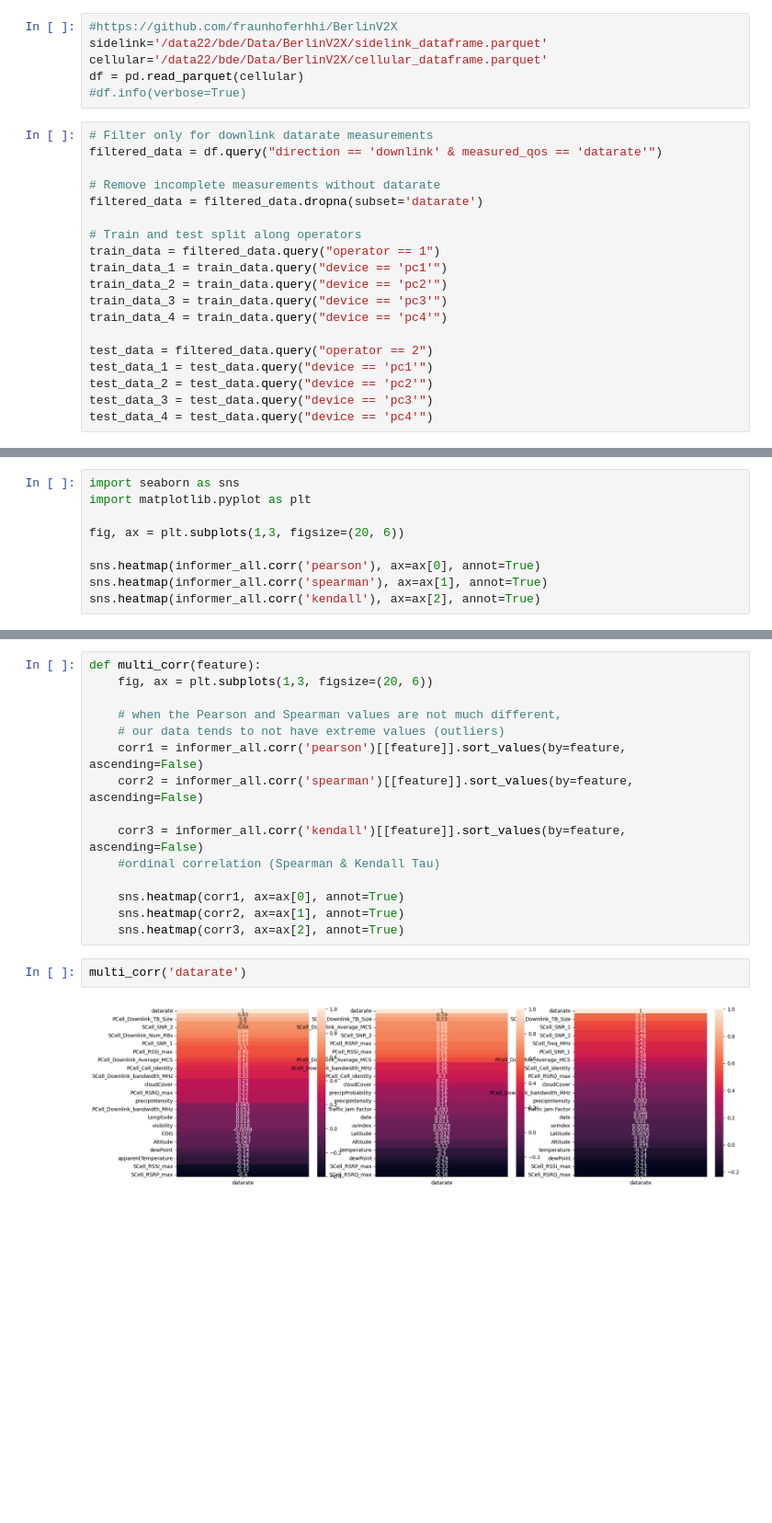
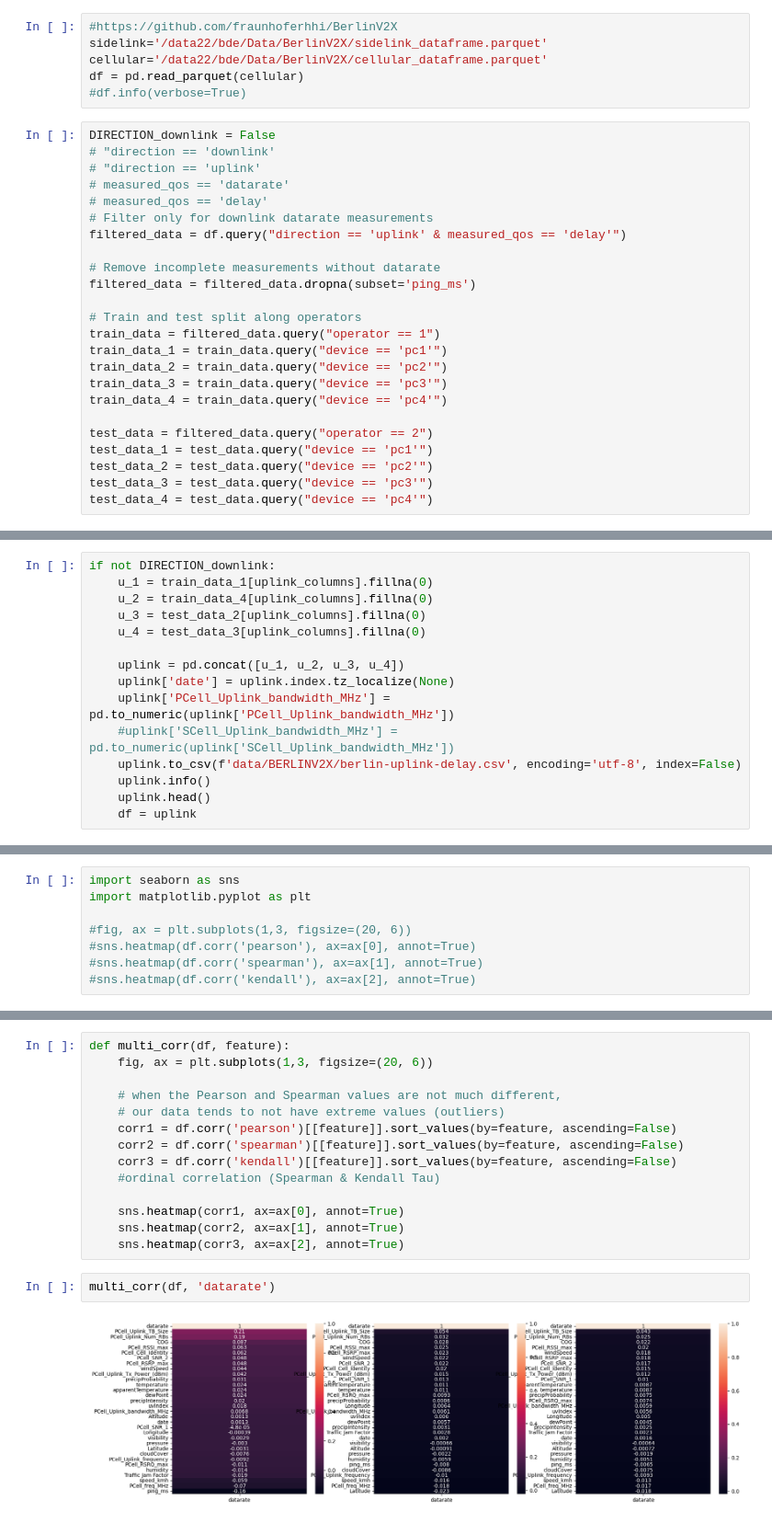
Before and after one commit to birkandenizer/Informer2020, a Jupyter notebook: berlinv2x-reference.ipynb, the cells around one changed output, grey strips where cells are left out. Shown: that part at 92% size. Saved outputs shown, nothing was run; the diff lists cells and outputs as text; blank space fills up the shorter version.

Commit message:
add prognos dataset, update exp for delay, uplink

```diff
--- a/berlinv2x-reference.ipynb
+++ b/berlinv2x-reference.ipynb
@@ -11,11 +11,16 @@ cellular='/data22/bde/Data/BerlinV2X/cellular_dataframe.parquet'
 df = pd.read_parquet(cellular)
 #df.info(verbose=True)
 # %%
+DIRECTION_downlink = False
+# "direction == 'downlink'
+# "direction == 'uplink'
+# measured_qos == 'datarate'
+# measured_qos == 'delay'
 # Filter only for downlink datarate measurements
-filtered_data = df.query("direction == 'downlink' & measured_qos == 'datarate'")
+filtered_data = df.query("direction == 'uplink' & measured_qos == 'delay'")
 
 # Remove incomplete measurements without datarate
-filtered_data = filtered_data.dropna(subset='datarate')
+filtered_data = filtered_data.dropna(subset='ping_ms')
 
 # Train and test split along operators
 train_data = filtered_data.query("operator == 1")
@@ -203,0 +157,15 @@ informer_all.to_csv(f'data/BERLINV2X/berlin.csv', encoding='utf-8', index=False)
+# %%
+if not DIRECTION_downlink:
+    u_1 = train_data_1[uplink_columns].fillna(0)
+    u_2 = train_data_4[uplink_columns].fillna(0)
+    u_3 = test_data_2[uplink_columns].fillna(0)
+    u_4 = test_data_3[uplink_columns].fillna(0)
+
+    uplink = pd.concat([u_1, u_2, u_3, u_4])
+    uplink['date'] = uplink.index.tz_localize(None)
+    uplink['PCell_Uplink_bandwidth_MHz'] = pd.to_numeric(uplink['PCell_Uplink_bandwidth_MHz'])
+    #uplink['SCell_Uplink_bandwidth_MHz'] = pd.to_numeric(uplink['SCell_Uplink_bandwidth_MHz'])
+    uplink.to_csv(f'data/BERLINV2X/berlin-uplink-delay.csv', encoding='utf-8', index=False)
+    uplink.info()
+    uplink.head()
+    df = uplink
@@ -205,8 +201,7 @@ informer_all.to_csv(f'data/BERLINV2X/berlin.csv', encoding='utf-8', index=False)
 import seaborn as sns
 import matplotlib.pyplot as plt
 
-fig, ax = plt.subplots(1,3, figsize=(20, 6))
-
-sns.heatmap(informer_all.corr('pearson'), ax=ax[0], annot=True)
-sns.heatmap(informer_all.corr('spearman'), ax=ax[1], annot=True)
-sns.heatmap(informer_all.corr('kendall'), ax=ax[2], annot=True)
+#fig, ax = plt.subplots(1,3, figsize=(20, 6))
+#sns.heatmap(df.corr('pearson'), ax=ax[0], annot=True)
+#sns.heatmap(df.corr('spearman'), ax=ax[1], annot=True)
+#sns.heatmap(df.corr('kendall'), ax=ax[2], annot=True)
@@ -216,19 +208,18 @@ sns.heatmap(informer_all.corr('kendall'), ax=ax[2], annot=True)
 # %%
-def multi_corr(feature):
+def multi_corr(df, feature):
     fig, ax = plt.subplots(1,3, figsize=(20, 6))
 
     # when the Pearson and Spearman values are not much different,
     # our data tends to not have extreme values (outliers)
-    corr1 = informer_all.corr('pearson')[[feature]].sort_values(by=feature, ascending=False)
-    corr2 = informer_all.corr('spearman')[[feature]].sort_values(by=feature, ascending=False)
-
-    corr3 = informer_all.corr('kendall')[[feature]].sort_values(by=feature, ascending=False)
+    corr1 = df.corr('pearson')[[feature]].sort_values(by=feature, ascending=False)
+    corr2 = df.corr('spearman')[[feature]].sort_values(by=feature, ascending=False)
+    corr3 = df.corr('kendall')[[feature]].sort_values(by=feature, ascending=False)
     #ordinal correlation (Spearman & Kendall Tau)
 
     sns.heatmap(corr1, ax=ax[0], annot=True)
     sns.heatmap(corr2, ax=ax[1], annot=True)
     sns.heatmap(corr3, ax=ax[2], annot=True)
 # %%
-multi_corr('datarate')
+multi_corr(df, 'datarate')
 # %% [output]
-[figure, old version]
+[figure, new version]
```
Also changed, not shown: parts of 9 cells of this notebook, 4 other files.
